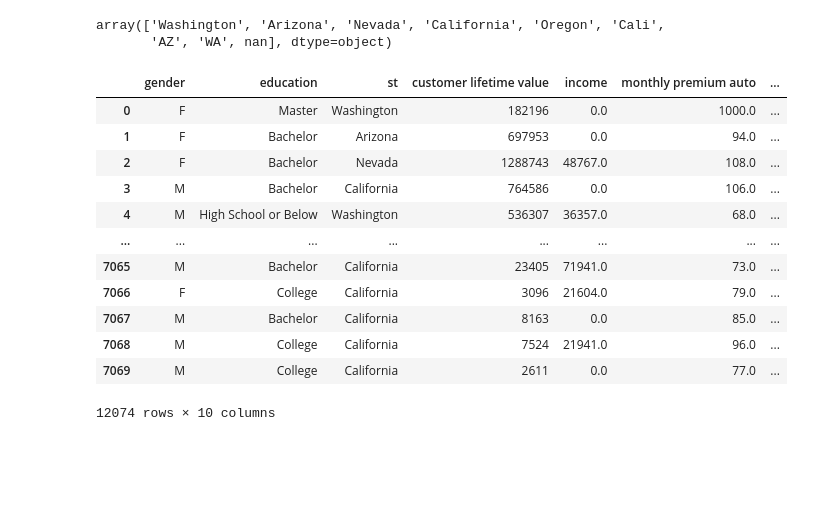
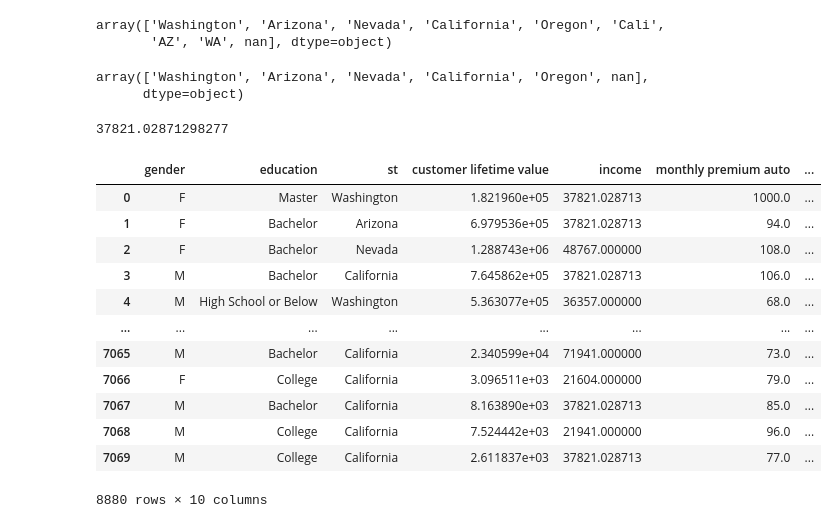
Before and after one commit to wesssp/IH_RH_DA_FT_OCT_2022, a Jupyter notebook: Class_Materials/Case_Studies/Customer_Analysis_Case_Study/Customer_Analysis_Case_Study.ipynb, the cells around one changed output. Drawn from its saved outputs; the diff is of its cells as text; code cells hidden in the pictures; blank space fills up the shorter version.

```diff
--- a/Class_Materials/Case_Studies/Customer_Analysis_Case_Study/Customer_Analysis_Case_Study.ipynb
+++ b/Class_Materials/Case_Studies/Customer_Analysis_Case_Study/Customer_Analysis_Case_Study.ipynb
@@ -163,4 +162,4 @@ all_data = all_data.fillna({"customer lifetime value" : round(ltv_mean)})
 # %% [output]
 182196.38968985566
 # %%
-all_data
+all_data.drop_duplicates(inplace=True)
@@ -181,5 +166,3 @@ all_data
-# %%
-all_data["customer lifetime value"] = all_data["customer lifetime value"].astype("int")
 # %%
 all_data.info()
 all_data
@@ -273,18 +251,32 @@ def state_clean(x):
 
 all_data["st"] = list(map(state_clean, all_data["st"]))
 # %%
-all_data
+all_data["st"].unique()
 # %% [output]
-|  | gender | education | st | customer lifetime value | income | monthly premium auto | ... |
-| 0 | F | Master | Washington | 182196 | 0.0 | 1000.0 | ... |
-| 1 | F | Bachelor | Arizona | 697953 | 0.0 | 94.0 | ... |
-| 2 | F | Bachelor | Nevada | 1288743 | 48767.0 | 108.0 | ... |
-| 3 | M | Bachelor | California | 764586 | 0.0 | 106.0 | ... |
-| 4 | M | High School or Below | Washington | 536307 | 36357.0 | 68.0 | ... |
-| ... | ... | ... | ... | ... | ... | ... | ... |
-| 7065 | M | Bachelor | California | 23405 | 71941.0 | 73.0 | ... |
-| 7066 | F | College | California | 3096 | 21604.0 | 79.0 | ... |
-| 7067 | M | Bachelor | California | 8163 | 0.0 | 85.0 | ... |
-| 7068 | M | College | California | 7524 | 21941.0 | 96.0 | ... |
-| 7069 | M | College | California | 2611 | 0.0 | 77.0 | ... |
-12074 rows × 10 columns
+array(['Washington', 'Arizona', 'Nevada', 'California', 'Oregon', nan],
+      dtype=object)
+# %%
+income_data = all_data.iloc[list(all_data[all_data["income"].isna()].index)]
+income_mean = all_data["income"].mean()
+list(all_data[all_data["income"].isnull()].index)
+income_mean
+# %% [output]
+37821.02871298277
+# %%
+all_data["income"] = all_data["income"].replace({np.nan: income_mean, 0: income_mean})
+# %%
+all_data.drop(list(all_data[all_data["total claim amount"].isna()].index))
+# %% [output]
+|  | gender | education | st | customer lifetime value | income | monthly premium auto | ... |
+| 0 | F | Master | Washington | 1.821960e+05 | 37821.028713 | 1000.0 | ... |
+| 1 | F | Bachelor | Arizona | 6.979536e+05 | 37821.028713 | 94.0 | ... |
+| 2 | F | Bachelor | Nevada | 1.288743e+06 | 48767.000000 | 108.0 | ... |
+| 3 | M | Bachelor | California | 7.645862e+05 | 37821.028713 | 106.0 | ... |
+| 4 | M | High School or Below | Washington | 5.363077e+05 | 36357.000000 | 68.0 | ... |
+| ... | ... | ... | ... | ... | ... | ... | ... |
+| 7065 | M | Bachelor | California | 2.340599e+04 | 71941.000000 | 73.0 | ... |
+| 7066 | F | College | California | 3.096511e+03 | 21604.000000 | 79.0 | ... |
+| 7067 | M | Bachelor | California | 8.163890e+03 | 37821.028713 | 85.0 | ... |
+| 7068 | M | College | California | 7.524442e+03 | 21941.000000 | 96.0 | ... |
+| 7069 | M | College | California | 2.611837e+03 | 37821.028713 | 77.0 | ... |
+8880 rows × 10 columns
```
Also changed, not shown: parts of 34 cells of this notebook.
